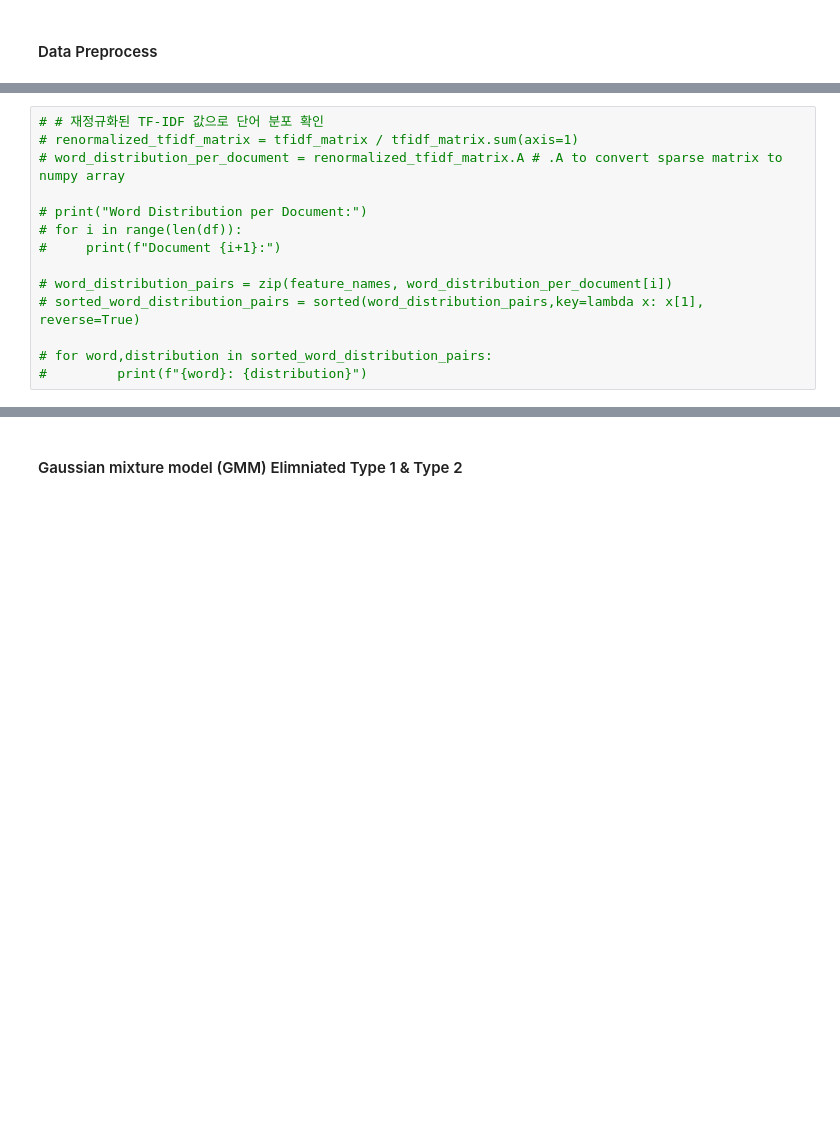
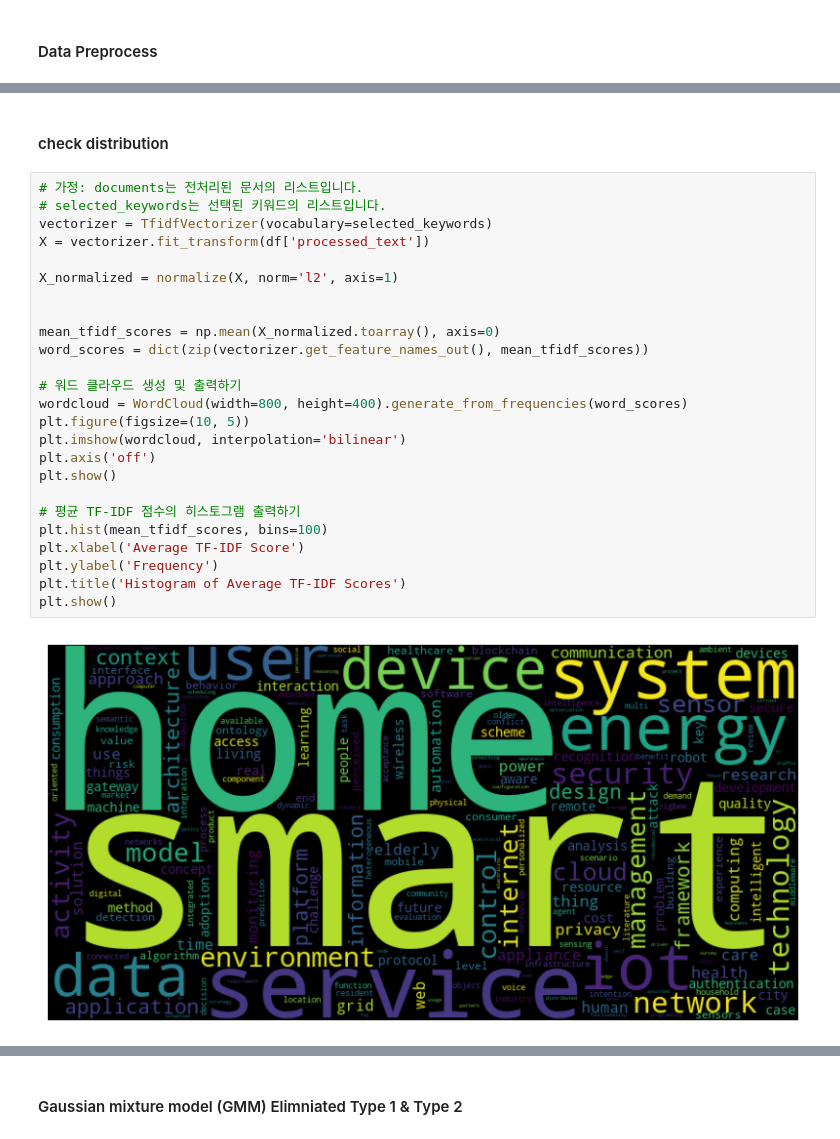
Before and after one commit to Geunhyeong-Han/shs-literature-text-mining, a Jupyter notebook: main.ipynb, the cells around one changed output, grey strips where cells are left out. Saved outputs shown, nothing was run; the diff lists cells and outputs as text; blank space fills up the shorter version.

```diff
--- a/main.ipynb
+++ b/main.ipynb
@@ -175,14 +194,29 @@ document_term_matrix
+# %% [markdown]
+#### check distribution
 # %%
-# # 재정규화된 TF-IDF 값으로 단어 분포 확인
-# renormalized_tfidf_matrix = tfidf_matrix / tfidf_matrix.sum(axis=1)
-# word_distribution_per_document = renormalized_tfidf_matrix.A # .A to convert sparse matrix to numpy array
+# 가정: documents는 전처리된 문서의 리스트입니다.
+# selected_keywords는 선택된 키워드의 리스트입니다.
+vectorizer = TfidfVectorizer(vocabulary=selected_keywords)
+X = vectorizer.fit_transform(df['processed_text'])
 
-# print("Word Distribution per Document:")
-# for i in range(len(df)):
-#     print(f"Document {i+1}:")
+X_normalized = normalize(X, norm='l2', axis=1)
 
-# word_distribution_pairs = zip(feature_names, word_distribution_per_document[i])
-# sorted_word_distribution_pairs = sorted(word_distribution_pairs,key=lambda x: x[1], reverse=True)
 
-# for word,distribution in sorted_word_distribution_pairs:
-#         print(f"{word}: {distribution}")
+mean_tfidf_scores = np.mean(X_normalized.toarray(), axis=0)
+word_scores = dict(zip(vectorizer.get_feature_names_out(), mean_tfidf_scores))
+
+# 워드 클라우드 생성 및 출력하기
+wordcloud = WordCloud(width=800, height=400).generate_from_frequencies(word_scores)
+plt.figure(figsize=(10, 5))
+plt.imshow(wordcloud, interpolation='bilinear')
+plt.axis('off')
+plt.show()
+
+# 평균 TF-IDF 점수의 히스토그램 출력하기
+plt.hist(mean_tfidf_scores, bins=100)
+plt.xlabel('Average TF-IDF Score')
+plt.ylabel('Frequency')
+plt.title('Histogram of Average TF-IDF Scores')
+plt.show()
+# %% [output]
+[figure, added]
```
Also changed, not shown: parts of 20 cells of this notebook.
